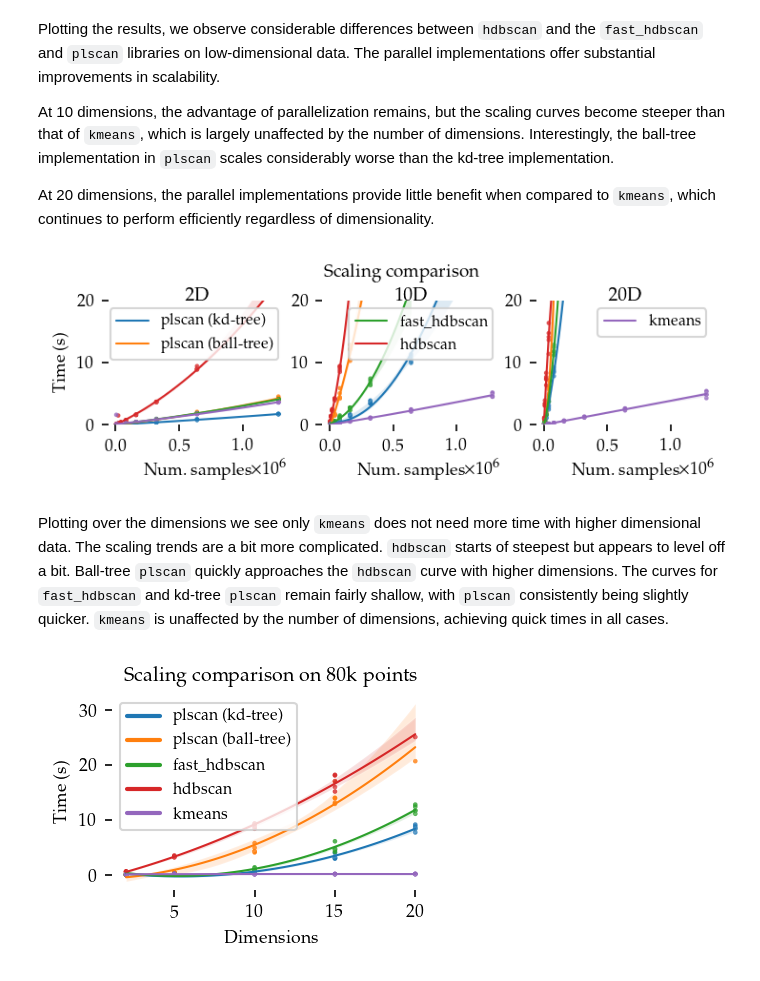
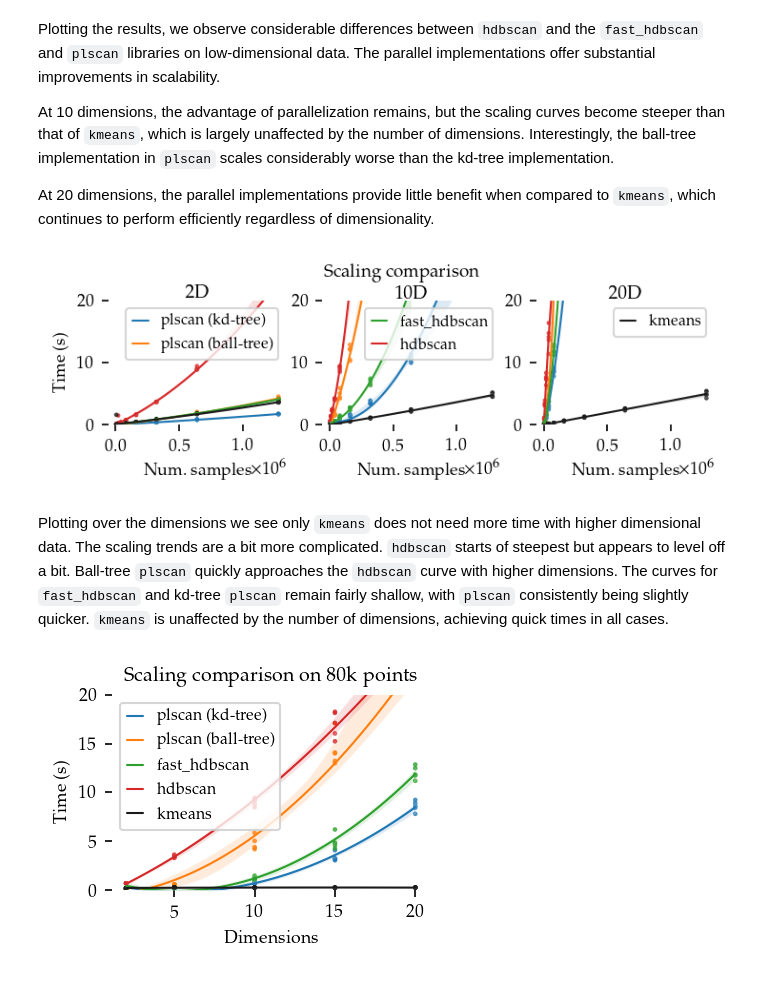
Before and after one commit to JelmerBot/fast_plscan, a Jupyter notebook: docs/demo_computational_performance.ipynb, the cells around one changed output. Cells and saved outputs as stored; diff of their text form; code cells hidden in the pictures.

```diff
--- a/docs/demo_computational_performance.ipynb
+++ b/docs/demo_computational_performance.ipynb
@@ -128,17 +128,18 @@ dimensionality.
 benchmark_results = pd.read_parquet("data/generated/benchmark_time.parquet")
 # %%
 legend_ids = [[0, 1], [2, 3], [4]]
+palette = ['C0', 'C1', 'C2', 'C3', 'k']
 
 sized_fig(1, 0.618 / 3)
 for i, d in enumerate([2, 10, 20]):
     plt.subplot(1, 3, i + 1)
-    plt.title(f"{d}D", y=0.9)
+    plt.title(f"{d}D", y=0.92)
     for j, name in enumerate(alg_names):
         sns.regplot(
             benchmark_results.query(f"n_features == {d} & algorithm == '{name}'"),
             x="n_samples",
             y="elapsed_time",
-            color=f"C{j}",
+            color=palette[j],
             order=2,
             line_kws={"linewidth": 1},
             scatter_kws={"s": 5, "edgecolor": "none"},
@@ -152,15 +153,16 @@ for i, d in enumerate([2, 10, 20]):
 
     plt.legend(
         handles=[
-            plt.Line2D([0], [0], color=f"C{idx}", lw=1, label=alg_names[idx])
+            plt.Line2D([0], [0], color=palette[idx], lw=1, label=alg_names[idx])
             for idx in legend_ids[i]
         ],
         loc="upper right",
+        handlelength=1,
     )
 plt.suptitle("Scaling comparison", y=1.1)
 plt.show()
 # %% [output]
-[figure, old version]
+[figure, new version]
 # %% [markdown]
 Plotting over the dimensions we see only ``kmeans`` does not need more time with
 higher dimensional data. The scaling trends are a bit more complicated.
@@ -172,27 +174,28 @@ number of dimensions, achieving quick times in all cases.
 # %%
 sized_fig()
 for i, name in enumerate(alg_names):
     with warnings.catch_warnings():
         warnings.simplefilter("ignore")
         sns.regplot(
             benchmark_results.query(f"algorithm == '{name}' & n_samples == 80000"),
             x="n_features",
             y="elapsed_time",
-            color=f"C{i}",
+            color=palette[i],
             order=2,
             line_kws={"linewidth": 1},
             scatter_kws={"s": 5, "edgecolor": "none"},
         )
 plt.legend(
     handles=[
-        plt.Line2D([0], [0], color=f"C{i}", lw=2, label=name)
+        plt.Line2D([0], [0], color=palette[i], lw=1, label=name)
         for i, name in enumerate(alg_names)
-    ]
+    ],
+    handlelength=1,
 )
-# plt.ylim(0, timeout)
+plt.ylim(0, timeout)
 plt.ylabel("Time (s)")
 plt.xlabel("Dimensions")
 plt.title("Scaling comparison on 80k points")
 plt.show()
 # %% [output]
-[figure, old version]
+[figure, new version]
```
Also changed, not shown: parts of 1 cell of this notebook, 59 other files.
